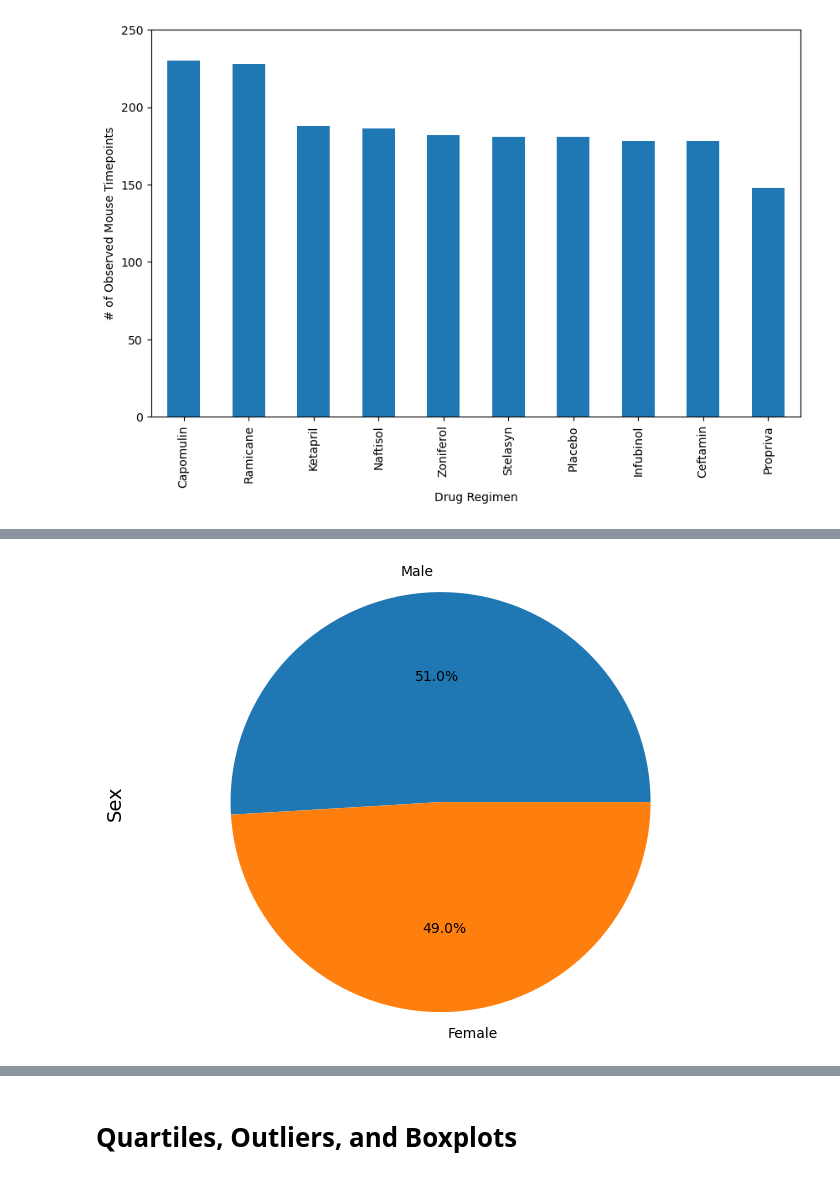
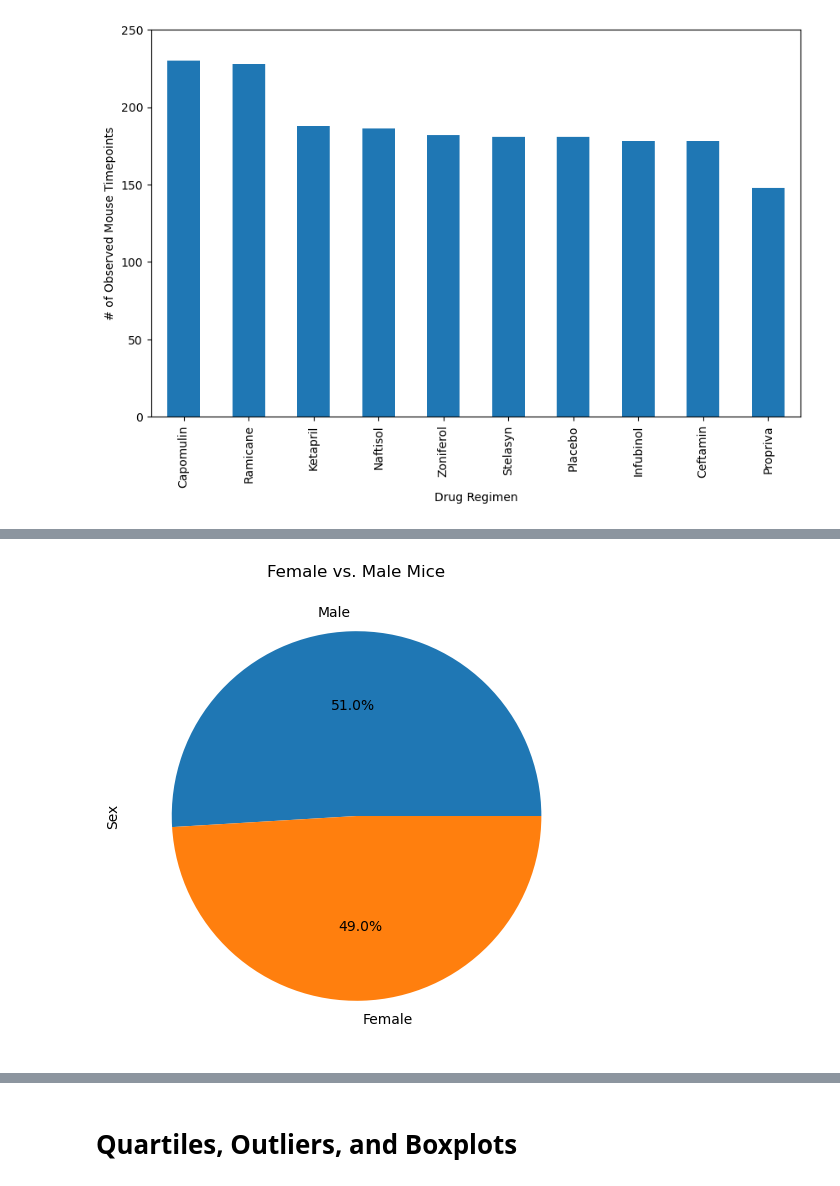
Before and after one commit to samrawitb/matplotlib-challenge, a Jupyter notebook: Pymaceuticals/pymaceuticals.ipynb, the cells around one changed output, grey strips where cells are left out. Drawn from its saved outputs; the diff is of its cells as text; code cells hidden in the pictures.

```diff
--- a/Pymaceuticals/pymaceuticals.ipynb
+++ b/Pymaceuticals/pymaceuticals.ipynb
@@ -169,13 +166,13 @@ plt.show()
 # %%
 # Generate a pie plot showing the distribution of female versus male mice using Pandas
 mouse_count = df_cleaned["Sex"].value_counts()
 plt.figure(figsize=(8,6))
-plt.pie(, mouse_count, labels=["Male", "Female"], autopct="%1.1f%%")
-plt.ylabel("Sex", fontsize=14)
-plt.axis("equal")
+plt.pie( mouse_count, labels=["Male", "Female"], autopct="%1.1f%%")
+plt.ylabel("Sex")
+plt.title("Female vs. Male Mice")
 plt.show()
 # %% [output]
-[figure, old version]
+[figure, new version]
 # %%
 # Generate a pie plot showing the distribution of female versus male mice using pyplot
 mouse_count = df_cleaned.Sex.value_counts()
```
Also changed, not shown: parts of 21 cells of this notebook, 3 other files.
